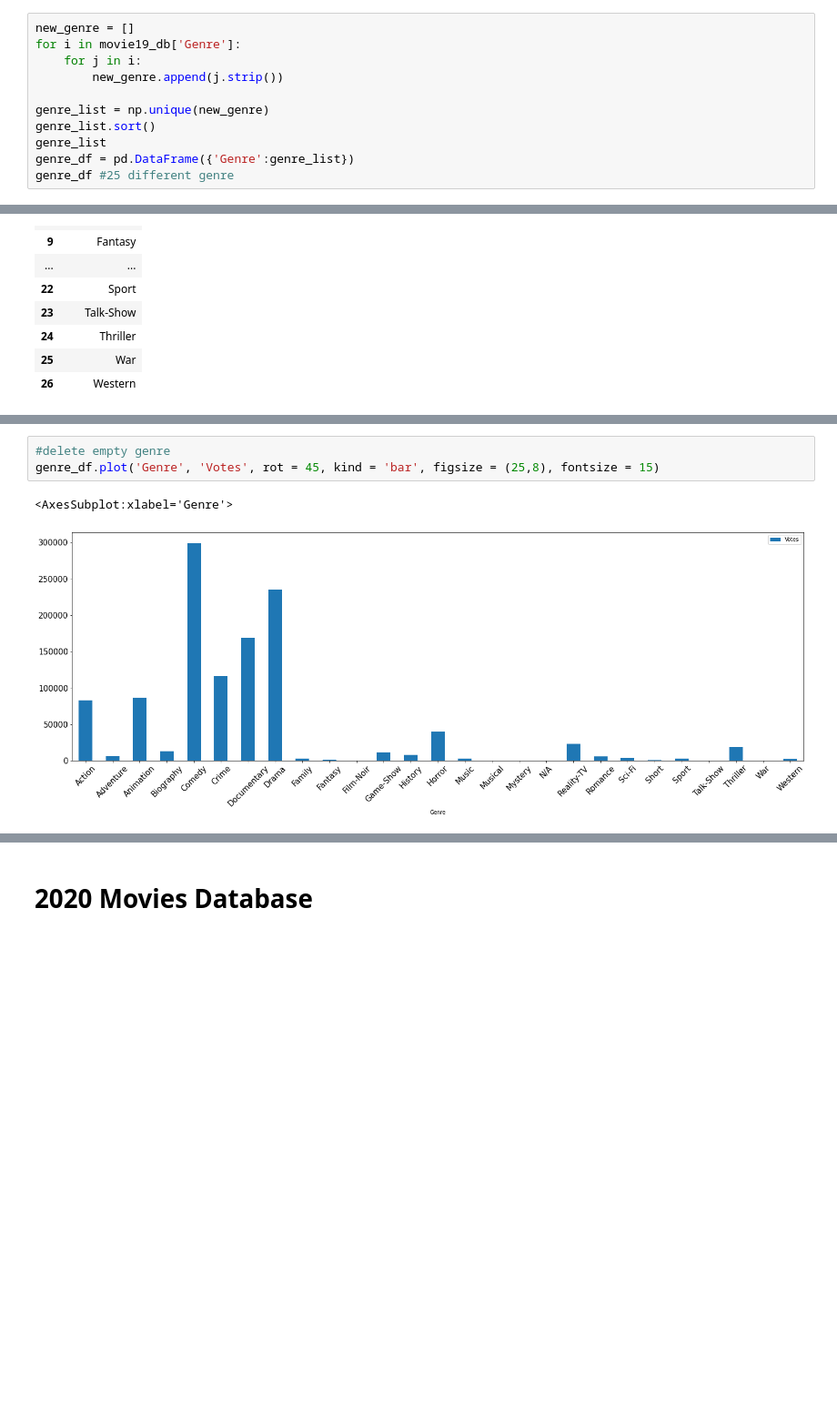
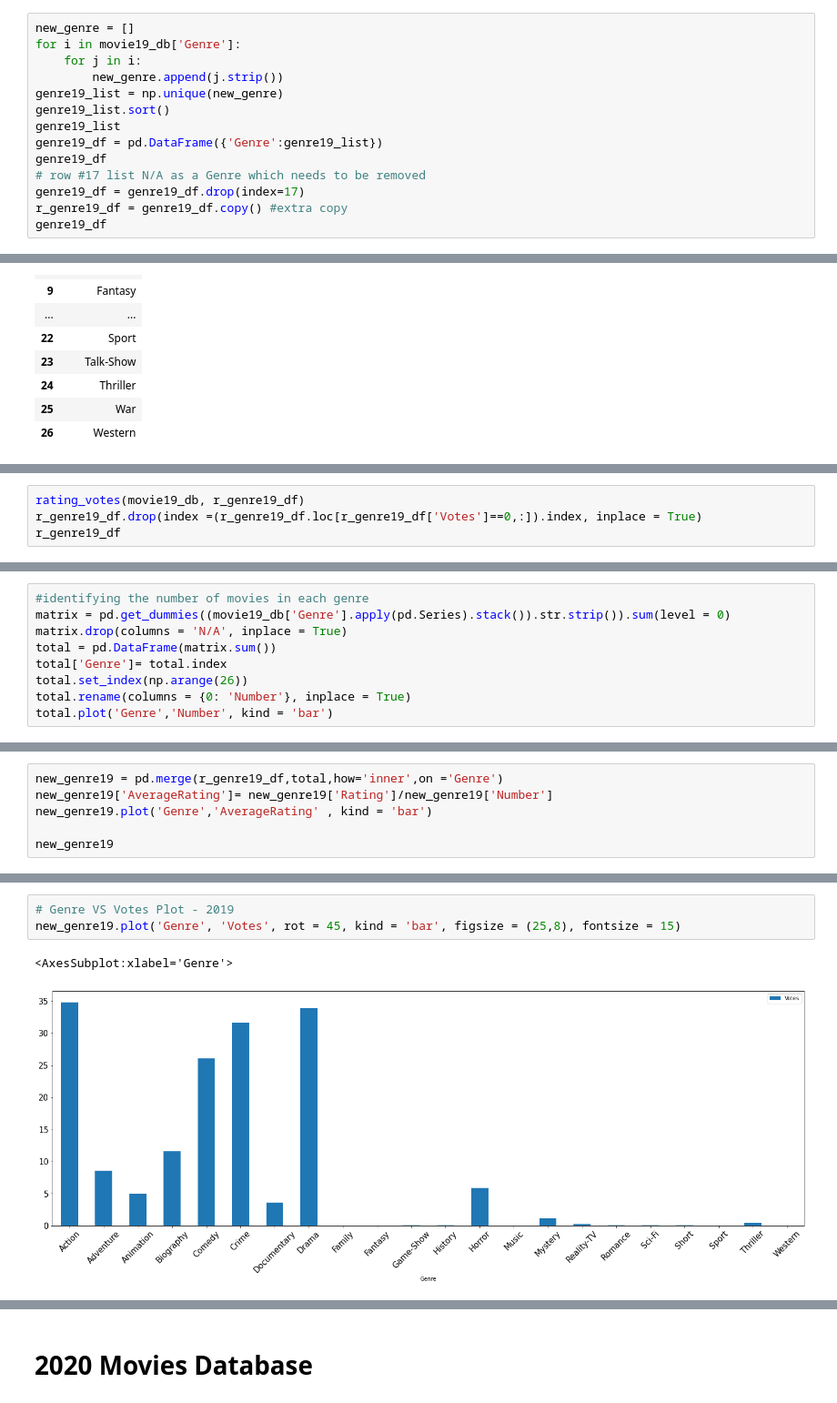
Before and after one commit to skayhan13/Pandemic-Watching, a Jupyter notebook: Swati/moviesDB.ipynb, the cells around one changed output, grey strips where cells are left out. Shown at 91% size. Drawn from its saved outputs; the diff is of its cells as text; blank space fills up the shorter version.

```diff
--- a/Swati/moviesDB.ipynb
+++ b/Swati/moviesDB.ipynb
@@ -113,12 +315,15 @@ new_genre = []
 for i in movie19_db['Genre']:
     for j in i:
         new_genre.append(j.strip())
-
-genre_list = np.unique(new_genre)
-genre_list.sort()
-genre_list
-genre_df = pd.DataFrame({'Genre':genre_list})
-genre_df #25 different genre
+genre19_list = np.unique(new_genre)
+genre19_list.sort()
+genre19_list
+genre19_df = pd.DataFrame({'Genre':genre19_list})
+genre19_df
+# row #17 list N/A as a Genre which needs to be removed
+genre19_df = genre19_df.drop(index=17)
+r_genre19_df = genre19_df.copy() #extra copy
+genre19_df
 # %% [output]
 |  | Genre |
 | 0 | Action |
@@ -266,0 +373,4 @@ genre_df
+# %%
+rating_votes(movie19_db, r_genre19_df)
+r_genre19_df.drop(index =(r_genre19_df.loc[r_genre19_df['Votes']==0,:]).index, inplace = True)
+r_genre19_df
@@ -266,0 +395,9 @@ genre_df
+# %%
+#identifying the number of movies in each genre
+matrix = pd.get_dummies((movie19_db['Genre'].apply(pd.Series).stack()).str.strip()).sum(level = 0)
+matrix.drop(columns = 'N/A', inplace = True)
+total = pd.DataFrame(matrix.sum())
+total['Genre']= total.index
+total.set_index(np.arange(26))
+total.rename(columns = {0: 'Number'}, inplace = True)
+total.plot('Genre','Number', kind = 'bar')
@@ -266,0 +409,6 @@ genre_df
+# %%
+new_genre19 = pd.merge(r_genre19_df,total,how='inner',on ='Genre')
+new_genre19['AverageRating']= new_genre19['Rating']/new_genre19['Number']
+new_genre19.plot('Genre','AverageRating' , kind = 'bar')
+
+new_genre19
@@ -267,6 +436,6 @@ genre_df
 # %%
-#delete empty genre
-genre_df.plot('Genre', 'Votes', rot = 45, kind = 'bar', figsize = (25,8), fontsize = 15)
+# Genre VS Votes Plot - 2019
+new_genre19.plot('Genre', 'Votes', rot = 45, kind = 'bar', figsize = (25,8), fontsize = 15)
 # %% [output]
 <AxesSubplot:xlabel='Genre'>
-[figure, old version]
+[figure, new version]
```
Also changed, not shown: parts of 68 cells of this notebook.
